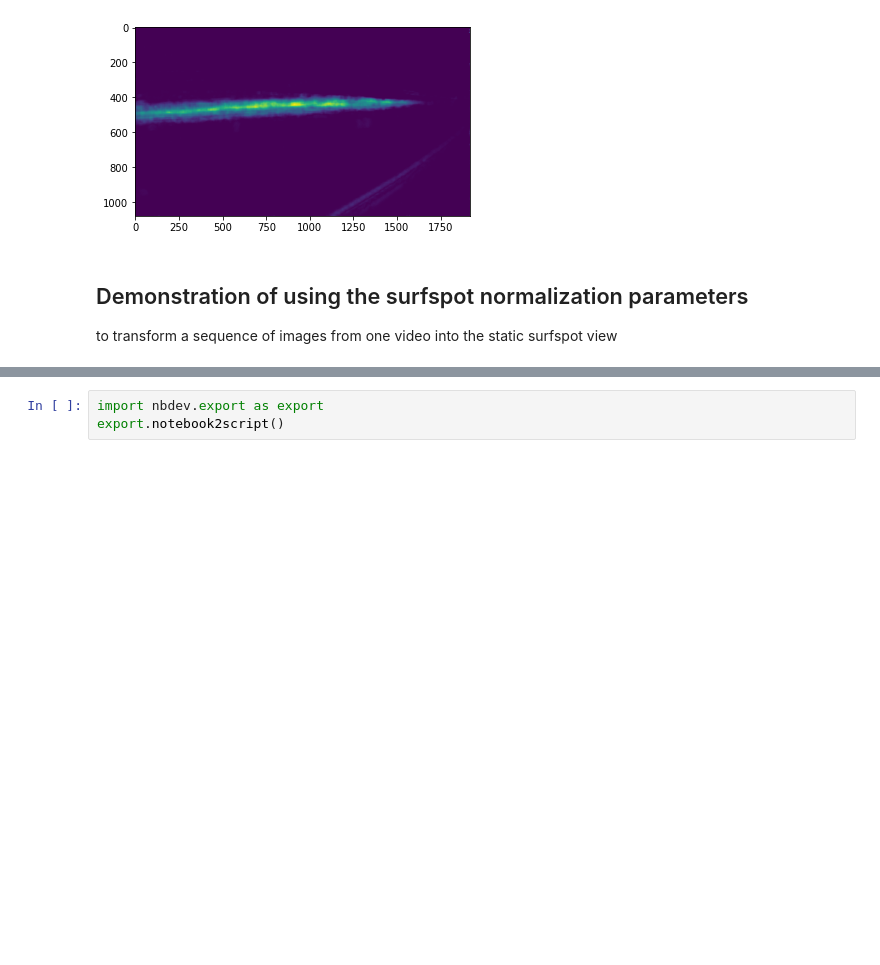
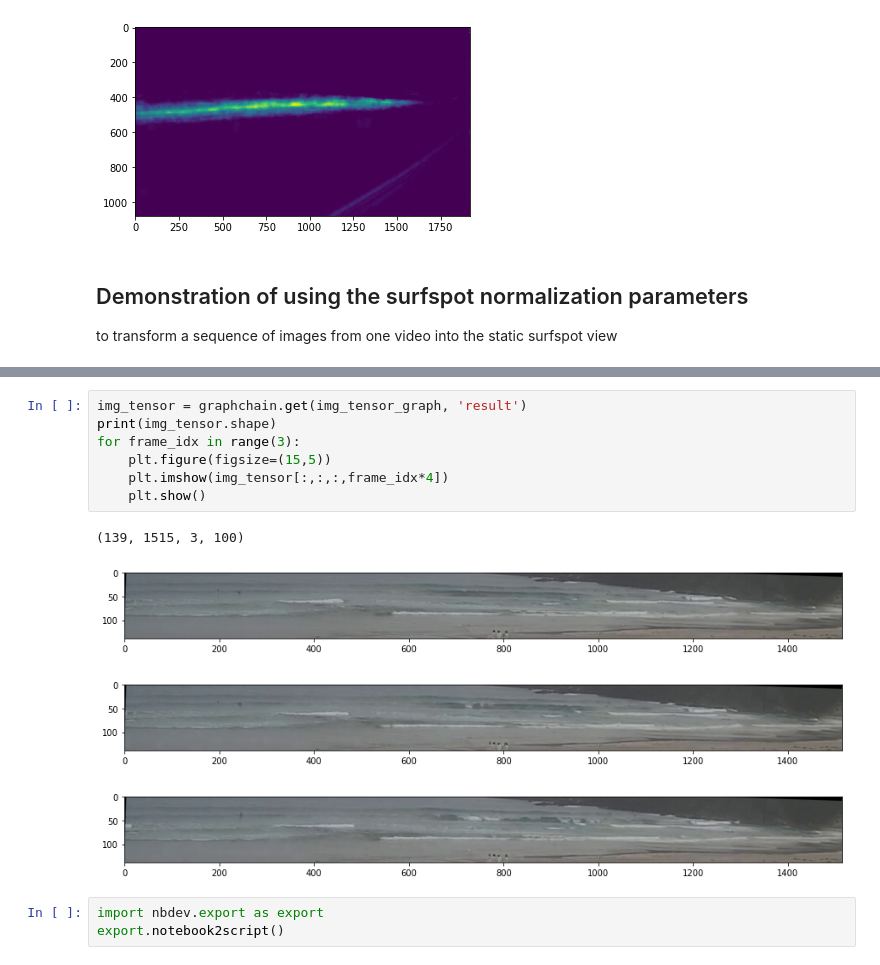
Before and after one commit to sjobeek/surfbreak, a Jupyter notebook: 03_perspective_transform.ipynb, the cells around one changed output, grey strips where cells are left out. Cells and saved outputs as stored; diff of their text form; blank space fills up the shorter version.

```diff
--- a/03_perspective_transform.ipynb
+++ b/03_perspective_transform.ipynb
@@ -508,3 +570,15 @@ Decoding ./data/shirahama_1592790996_SURF-129cm.ts  Duration: 20.0m (1200.03s)
+# %%
+img_tensor = graphchain.get(img_tensor_graph, 'result')
+print(img_tensor.shape)
+for frame_idx in range(3):
+    plt.figure(figsize=(15,5))
+    plt.imshow(img_tensor[:,:,:,frame_idx*4])
+    plt.show()
+# %% [output]
+(139, 1515, 3, 100)
+[figure, added]
+[figure, added]
+[figure, added]
 # %%
 import nbdev.export as export
 export.notebook2script()
```
Also changed, not shown: parts of 11 cells of this notebook, 5 other files.
